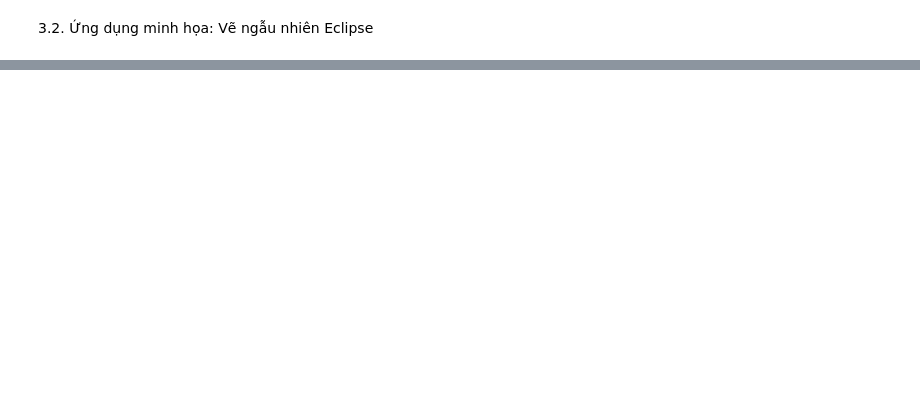
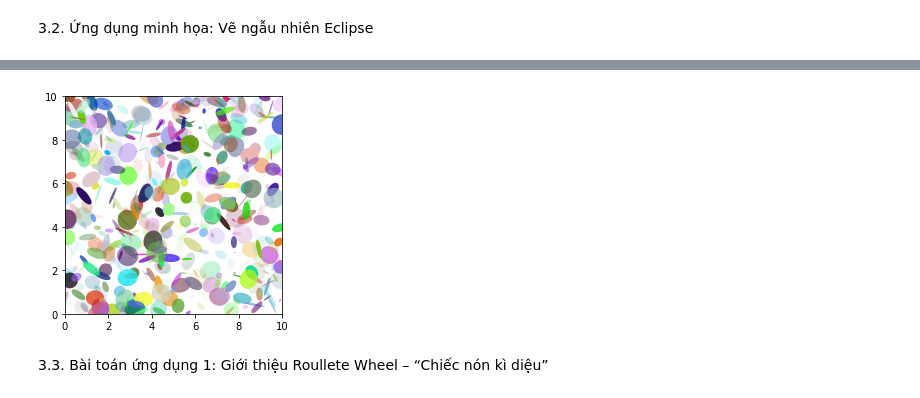
Before and after one commit to Nguyenhunggiabao/ThucHanhToanCC, a Jupyter notebook: toanroirac4.ipynb, the cells around one changed output, grey strips where cells are left out. Saved outputs shown, nothing was run; the diff lists cells and outputs as text; code cells hidden in the pictures; blank space fills up the shorter version.

```diff
--- a/toanroirac4.ipynb
+++ b/toanroirac4.ipynb
@@ -244,0 +244,19 @@ SyntaxError: ignored
+# %%
+NUM = 500
+ells = [Ellipse(xy =rnd.rand(2)*10, width= rnd.rand(),height=rnd.rand(),angle=rnd.rand()*360) for i in range(NUM)]
+
+fig = plt.figure(0)
+ax =  fig.add_subplot(111,aspect='equal')
+for e in ells:
+  ax.add_artist(e)
+  e.set_clip_box(ax.bbox)
+  e.set_alpha(rnd.rand())
+  e.set_facecolor(rnd.rand(3))
+
+ax.set_xlim(0,10)
+ax.set_ylim(0,10)
+plt.show()
+# %% [output]
+[figure, added]
+# %% [markdown]
+3.3. Bài toán ứng dụng 1: Giới thiệu Roullete Wheel – “Chiếc nón kì diệu”
```
Also changed, not shown: parts of 20 cells of this notebook.
